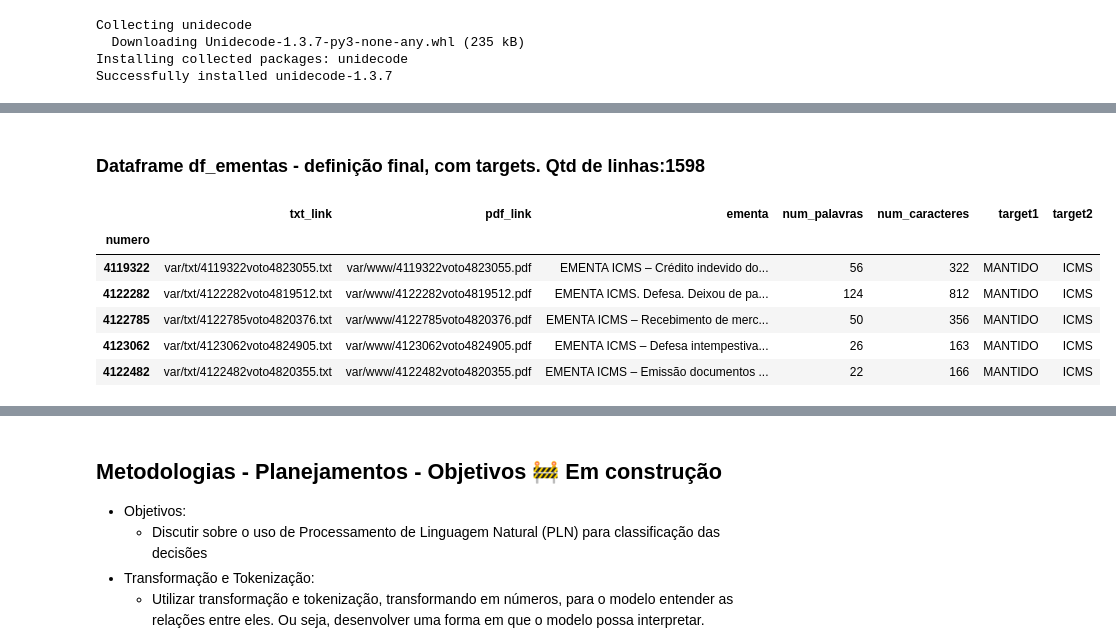
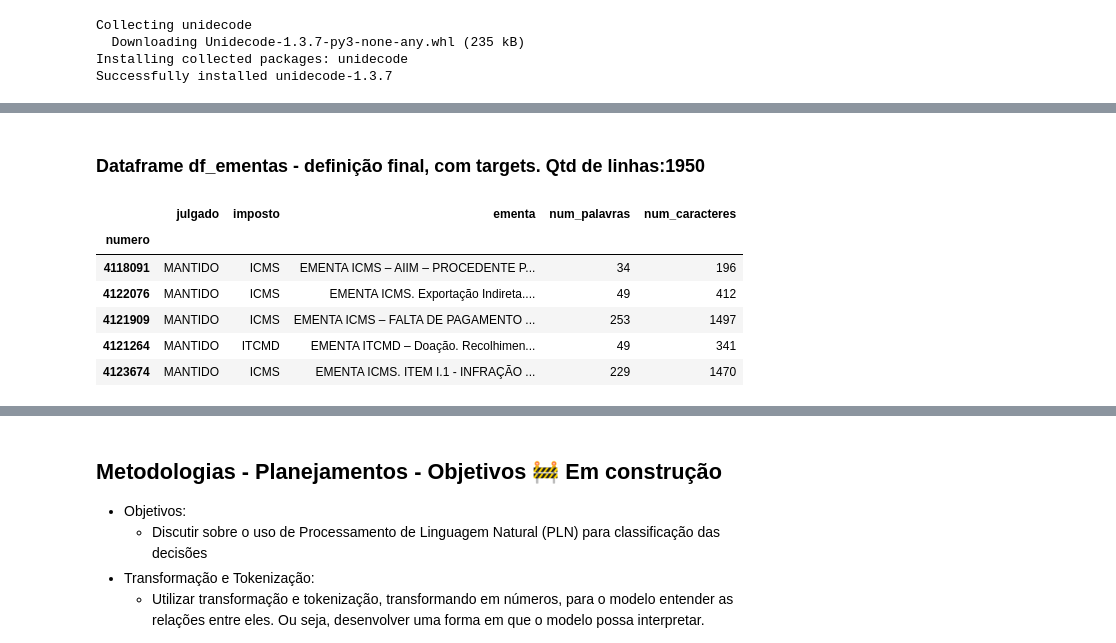
Before and after one commit to pmarote/tcc, a Jupyter notebook: tcc.ipynb, the cells around one changed output, grey strips where cells are left out. Saved outputs shown, nothing was run; the diff lists cells and outputs as text; code cells hidden in the pictures.

```diff
--- a/tcc.ipynb
+++ b/tcc.ipynb
@@ -560,7 +511,6 @@ for arquivo in arquivos_txt:
     pdf_link = 'var/www/' + os.path.basename(arquivo)[:-4] + ".pdf"
     if inicio != -1 and fim != -1:
         i += 1
-        # display(HTML(f'<h4>Seleção #{i} {inicio}/{fim} <a href="{txt_link}" target="_blank">txt</a> <a href="{pdf_link}" target="_blank">pdf</a></h4>'))
         texto_desejado = conteudo[inicio:fim]
         # retirando mudança de linha
         texto_desejado = texto_desejado.replace('\n', ' ').replace('\r', ' ')
@@ -568,28 +518,27 @@ for arquivo in arquivos_txt:
         texto_desejado = re.sub(' +', ' ', texto_desejado)
         ementa = texto_desejado
     else:
-        # display(HTML(f'<h4>Seleção #{i} {inicio}/{fim} <a href="{txt_link}" target="_blank">txt</a> <a href="{pdf_link}" target="_blank">pdf</a></h4>'))
         ementa = "Não consegui detectar a ementa!"
     # Substituir todos os caracteres de controle ASCII por uma string vazia
     ementa_limpa = re.sub('[\x00-\x1F]', ' ', ementa)
     with open(ementa_link, "w") as f:
         f.write(ementa_limpa)
 
-    dados.append({'numero': int(os.path.basename(arquivo)[:7]), 'txt_link': txt_link,
-                  'pdf_link': pdf_link, 'inicio': inicio,
-                  'fim': fim, 'ementa': ementa_limpa.strip()})
+    dados.append({'numero': int(os.path.basename(arquivo)[:7]),
+                  'ementa': ementa_limpa.strip(),
+                  'txt_link': txt_link, 'pdf_link': pdf_link,
+                  'inicio': inicio, 'fim': fim})
 
-df_ementas = pd.DataFrame(dados)
-df_ementas.set_index('numero', inplace=True)
-df_ementas['num_palavras'] = df_ementas['ementa'].apply(lambda x: len(str(x).split(" ")))
-df_ementas['num_caracteres'] = df_ementas['ementa'].str.len()  # inclusive espaços
-df_ementas['nao_detec'] = df_ementas['fim'].apply(lambda x: 'X' if x == -1 else '')
-df_ementas['icms'] = df_ementas['ementa'].apply(lambda x: 'X' if 'icms' in str(x).lower() else '')
-df_ementas['itcmd'] = df_ementas['ementa'].apply(lambda x: 'X' if 'itcmd' in str(x).lower() else '')
-display(HTML(f'<h3>Dataframe df_ementas - ementa de cada decisão da pasta /var/txt . Qtd de linhas:{df_ementas.shape[0]}</h3>'))
-display(df_ementas.head())
+df_detec_ementas = pd.DataFrame(dados)
+df_detec_ementas.set_index('numero', inplace=True)
+df_detec_ementas['nao_detec'] = df_detec_ementas['fim'].apply(lambda x: 'X' if x == -1 else '')
+df_detec_ementas['icms'] = df_detec_ementas['ementa'].apply(lambda x: 'X' if 'icms' in str(x).lower() else '')
+df_detec_ementas['itcmd'] = df_detec_ementas['ementa'].apply(lambda x: 'X' if 'itcmd' in str(x).lower() else '')
+display(HTML(f'<h3>Dataframe df_detec_ementas - detecção e extração de ementa de cada decisão da pasta /var/txt'
+             + f' . Qtd de linhas:{df_detec_ementas.shape[0]}</h3>'))
+display(df_detec_ementas.head())
 
-df_ementas_nd = df_ementas[df_ementas['nao_detec'] == 'X']
+df_ementas_nd = df_detec_ementas[df_detec_ementas['nao_detec'] == 'X']
 zip_file_path = os.path.join(config['SRC_DIR'], 'ementas_nd.zip')
 with zipfile.ZipFile(zip_file_path, 'w', zipfile.ZIP_DEFLATED) as zipf:
     for index, row in df_ementas_nd.iterrows():
@@ -602,5 +551,6 @@ with zipfile.ZipFile(zip_file_path, 'w', zipfile.ZIP_DEFLATED) as zipf:
         ementa_arcname = os.path.join('var', 'ementas',
                                    os.path.basename(row['txt_link']))
         zipf.write(ementa_link, arcname=ementa_arcname)
+del df_ementas_nd  # exclui porque é um dataframe temporário
 display(HTML(f'<h3>Arquivo {zip_file_path} criado com sucesso a partir do dataframe df_ementas</h3>'))
 # %% [output]
@@ -692,22 +623,26 @@ Gerado com sucesso o arquivo excel 'aiim.xlsx' na pasta /content/var, com abas d
 # %%
-# Criação da coluna 'target1' e 'target2'
-df_ementas.rename(columns={'julgado': 'target1'}, inplace=True)
-df_ementas['target2'] = np.where(df_ementas['icms'] == 'X', 'ICMS',
-                                 np.where(df_ementas['itcmd'] == 'X', 'ITCMD', np.nan))
-# Exclusão das colunas desnecessárias
-df_ementas.drop(columns=['inicio', 'fim', 'nao_detec', 'icms', 'itcmd', 'eliminar'], inplace=True)
+# o comando abaixo cria df_ementas partir das linhas de df_detec_ementas, onde eliminar não é igual a 'X'
+# A função reset_index() é usada para trazer o 'numero' (que estava como índice no df_detec_ementas)
+#     de volta como uma coluna no df_ementas.
+df_ementas = df_detec_ementas[df_detec_ementas['eliminar'] != 'X'][['julgado', 'imposto', 'ementa']].reset_index()
+# por fim, o campo 'numero' volta a ser um índice
+df_ementas.set_index('numero', inplace=True)
+
+# criação das primeiras variáveis preditoras
+df_ementas['num_palavras'] = df_ementas['ementa'].apply(lambda x: len(str(x).split(" ")))
+df_ementas['num_caracteres'] = df_ementas['ementa'].str.len()  # inclusive espaços
 
 display(HTML(f'<h3>Dataframe df_ementas - definição final, com targets. Qtd de linhas:{df_ementas.shape[0]}</h3>'))
 display(df_ementas.head())
 # %% [output]
-Dataframe df_ementas - definição final, com targets. Qtd de linhas:1598
+Dataframe df_ementas - definição final, com targets. Qtd de linhas:1950
-|  | txt_link | pdf_link | ementa | num_palavras | num_caracteres | target1 | target2 |
-| numero |  |  |  |  |  |  |  |
-| 4119322 | var/txt/4119322voto4823055.txt | var/www/4119322voto4823055.pdf | EMENTA ICMS – Crédito indevido do... | 56 | 322 | MANTIDO | ICMS |
-| 4122282 | var/txt/4122282voto4819512.txt | var/www/4122282voto4819512.pdf | EMENTA ICMS. Defesa. Deixou de pa... | 124 | 812 | MANTIDO | ICMS |
-| 4122785 | var/txt/4122785voto4820376.txt | var/www/4122785voto4820376.pdf | EMENTA ICMS – Recebimento de merc... | 50 | 356 | MANTIDO | ICMS |
-| 4123062 | var/txt/4123062voto4824905.txt | var/www/4123062voto4824905.pdf | EMENTA ICMS – Defesa intempestiva... | 26 | 163 | MANTIDO | ICMS |
-| 4122482 | var/txt/4122482voto4820355.txt | var/www/4122482voto4820355.pdf | EMENTA ICMS – Emissão documentos ... | 22 | 166 | MANTIDO | ICMS |
+|  | julgado | imposto | ementa | num_palavras | num_caracteres |
+| numero |  |  |  |  |  |
+| 4118091 | MANTIDO | ICMS | EMENTA ICMS – AIIM – PROCEDENTE P... | 34 | 196 |
+| 4122076 | MANTIDO | ICMS | EMENTA ICMS. Exportação Indireta.... | 49 | 412 |
+| 4121909 | MANTIDO | ICMS | EMENTA ICMS – FALTA DE PAGAMENTO ... | 253 | 1497 |
+| 4121264 | MANTIDO | ITCMD | EMENTA ITCMD – Doação. Recolhimen... | 49 | 341 |
+| 4123674 | MANTIDO | ICMS | EMENTA ICMS. ITEM I.1 - INFRAÇÃO ... | 229 | 1470 |
 # %%
 def mostra_resumos(df_ementas, nome_dataframe):
     display(HTML(f'<h3>Resumos de {nome_dataframe}: (Qtd Total: {df_ementas.shape[0]})</h3>'))
```
Also changed, not shown: parts of 46 cells of this notebook.
